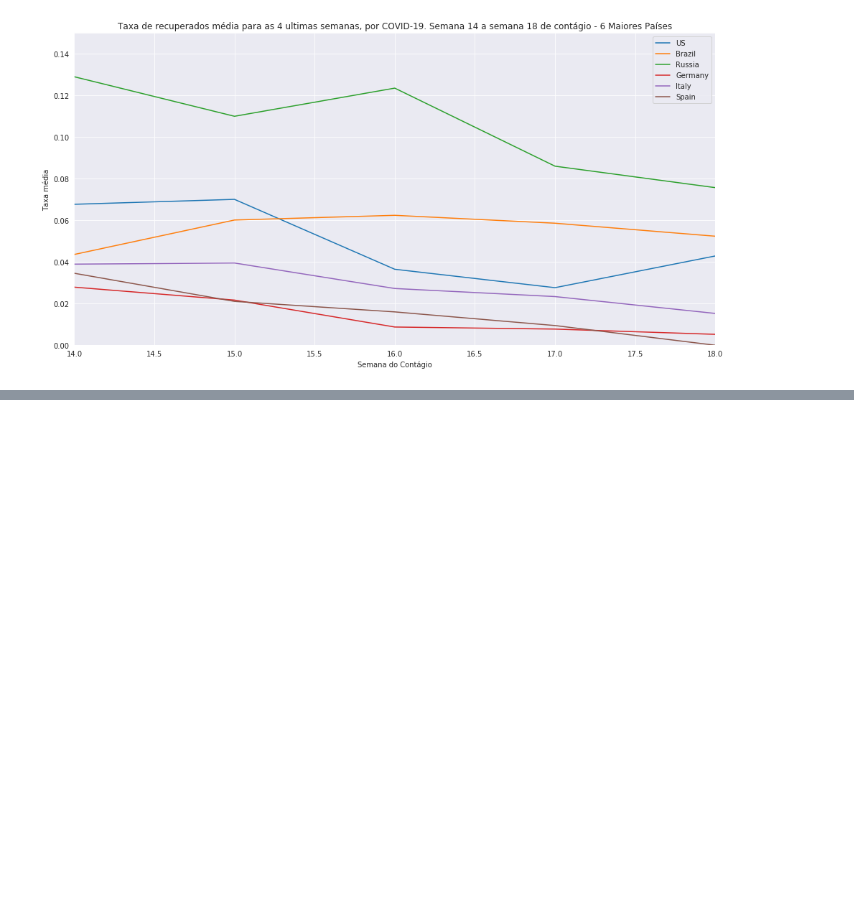
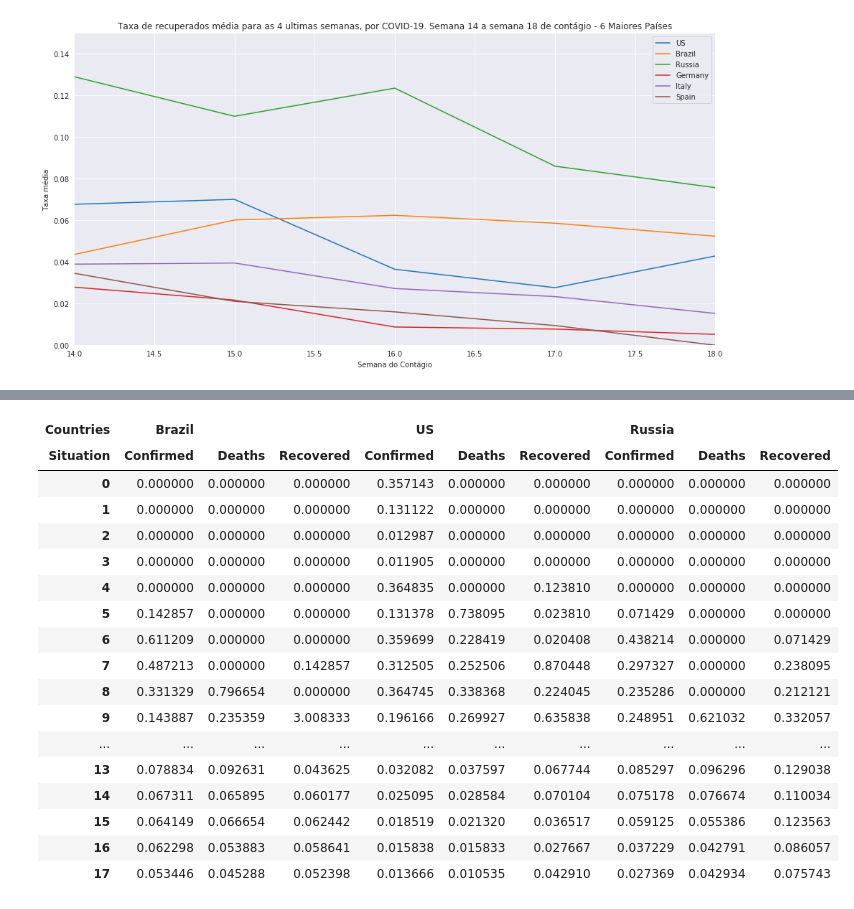
Before and after one commit to Manuelfjr/Covid19, a Jupyter notebook: code/Covid_19.ipynb, the cells around one changed output, grey strips where cells are left out. Cells and saved outputs as stored; diff of their text form; code cells hidden in the pictures; blank space fills up the shorter version.

```diff
--- a/code/Covid_19.ipynb
+++ b/code/Covid_19.ipynb
@@ -277,0 +315,21 @@ plt.legend()
+# %%
+data.T
+# %% [output]
+| Countries | Brazil |  |  | US |  |  | Russia |  |  |
+| Situation | Confirmed | Deaths | Recovered | Confirmed | Deaths | Recovered | Confirmed | Deaths | Recovered |
+| 0 | 0.000000 | 0.000000 | 0.000000 | 0.357143 | 0.000000 | 0.000000 | 0.000000 | 0.000000 | 0.000000 |
+| 1 | 0.000000 | 0.000000 | 0.000000 | 0.131122 | 0.000000 | 0.000000 | 0.000000 | 0.000000 | 0.000000 |
+| 2 | 0.000000 | 0.000000 | 0.000000 | 0.012987 | 0.000000 | 0.000000 | 0.000000 | 0.000000 | 0.000000 |
+| 3 | 0.000000 | 0.000000 | 0.000000 | 0.011905 | 0.000000 | 0.000000 | 0.000000 | 0.000000 | 0.000000 |
+| 4 | 0.000000 | 0.000000 | 0.000000 | 0.364835 | 0.000000 | 0.123810 | 0.000000 | 0.000000 | 0.000000 |
+| 5 | 0.142857 | 0.000000 | 0.000000 | 0.131378 | 0.738095 | 0.023810 | 0.071429 | 0.000000 | 0.000000 |
+| 6 | 0.611209 | 0.000000 | 0.000000 | 0.359699 | 0.228419 | 0.020408 | 0.438214 | 0.000000 | 0.071429 |
+| 7 | 0.487213 | 0.000000 | 0.142857 | 0.312505 | 0.252506 | 0.870448 | 0.297327 | 0.000000 | 0.238095 |
+| 8 | 0.331329 | 0.796654 | 0.000000 | 0.364745 | 0.338368 | 0.224045 | 0.235286 | 0.000000 | 0.212121 |
+| 9 | 0.143887 | 0.235359 | 3.008333 | 0.196166 | 0.269927 | 0.635838 | 0.248951 | 0.621032 | 0.332057 |
+| ... | ... | ... | ... | ... | ... | ... | ... | ... | ... |
+| 13 | 0.078834 | 0.092631 | 0.043625 | 0.032082 | 0.037597 | 0.067744 | 0.085297 | 0.096296 | 0.129038 |
+| 14 | 0.067311 | 0.065895 | 0.060177 | 0.025095 | 0.028584 | 0.070104 | 0.075178 | 0.076674 | 0.110034 |
+| 15 | 0.064149 | 0.066654 | 0.062442 | 0.018519 | 0.021320 | 0.036517 | 0.059125 | 0.055386 | 0.123563 |
+| 16 | 0.062298 | 0.053883 | 0.058641 | 0.015838 | 0.015833 | 0.027667 | 0.037229 | 0.042791 | 0.086057 |
+| 17 | 0.053446 | 0.045288 | 0.052398 | 0.013666 | 0.010535 | 0.042910 | 0.027369 | 0.042934 | 0.075743 |
```
Also changed, not shown: parts of 4 cells of this notebook, 1 other file.
